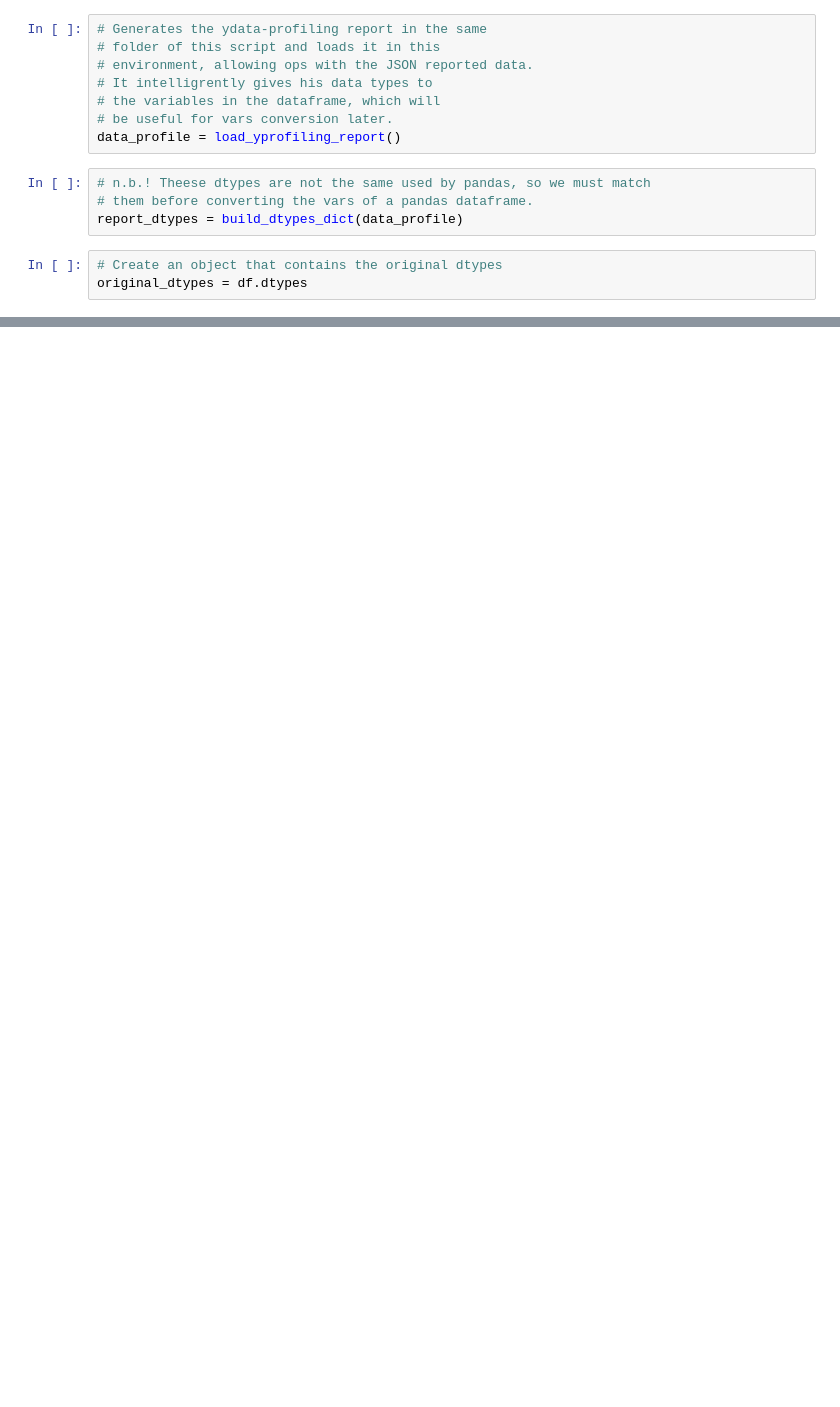
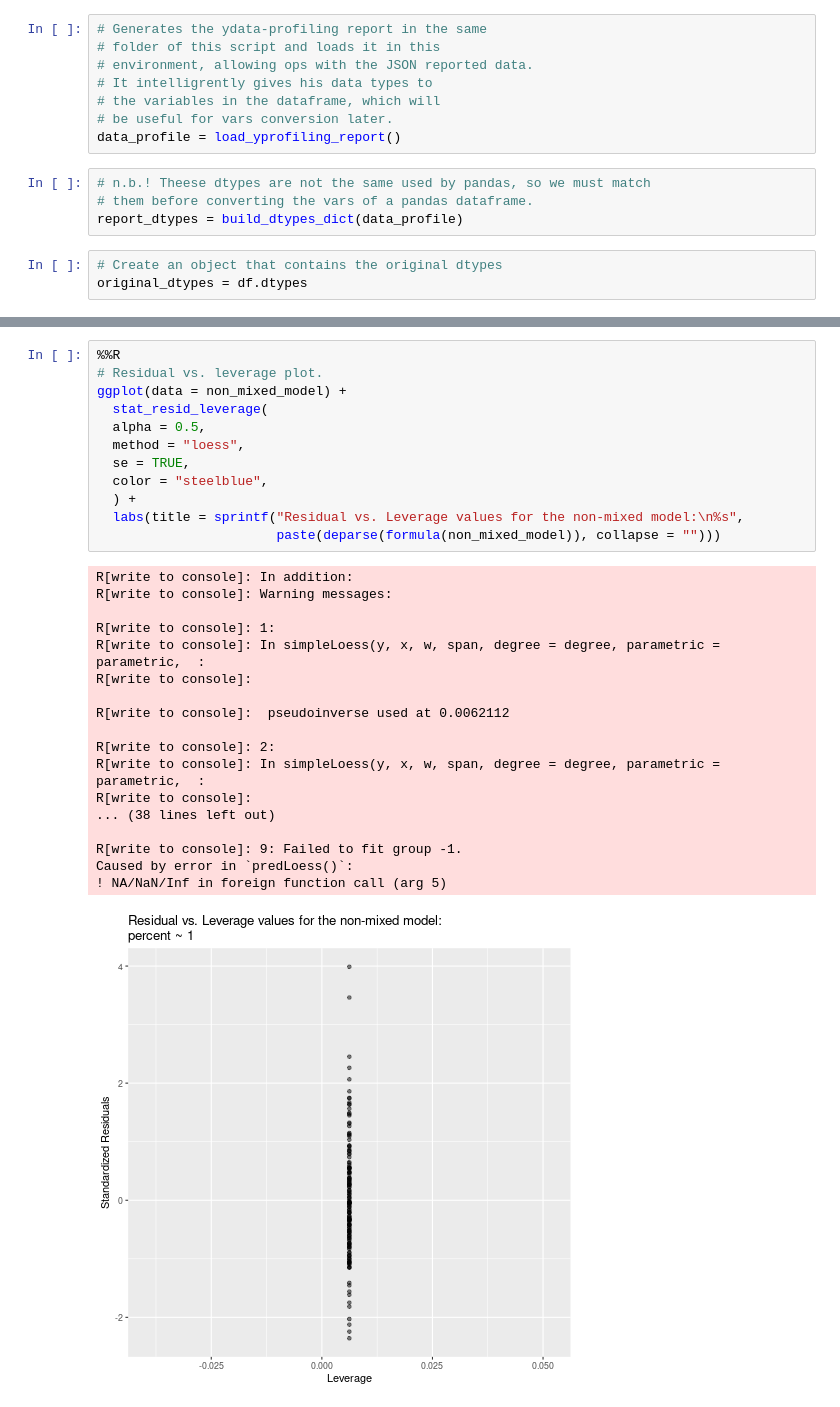
Before and after one commit to francesco-gariboldi/psy-data-tool, a Jupyter notebook: psy_data_tool_extended.ipynb, the cells around one changed output, grey strips where cells are left out. Cells and saved outputs as stored; diff of their text form; blank space fills up the shorter version.

```diff
--- a/psy_data_tool_extended.ipynb
+++ b/psy_data_tool_extended.ipynb
@@ -259,0 +406,31 @@ Warning messages:
+# %%
+%%R
+# Residual vs. leverage plot.
+ggplot(data = non_mixed_model) +
+  stat_resid_leverage(
+  alpha = 0.5,
+  method = "loess",
+  se = TRUE,
+  color = "steelblue",
+  ) +
+  labs(title = sprintf("Residual vs. Leverage values for the non-mixed model:\n%s",
+                       paste(deparse(formula(non_mixed_model)), collapse = "")))
+# %% [output]
+R[write to console]: In addition:
+R[write to console]: Warning messages:
+
+R[write to console]: 1:
+R[write to console]: In simpleLoess(y, x, w, span, degree = degree, parametric = parametric,  :
+R[write to console]:
+
+R[write to console]:  pseudoinverse used at 0.0062112
+
+R[write to console]: 2:
+R[write to console]: In simpleLoess(y, x, w, span, degree = degree, parametric = parametric,  :
+R[write to console]:
+... (38 lines left out)
+
+R[write to console]: 9: Failed to fit group -1.
+Caused by error in `predLoess()`:
+! NA/NaN/Inf in foreign function call (arg 5)
+[figure, added]
```
Also changed, not shown: parts of 38 cells of this notebook, 8 other files.
